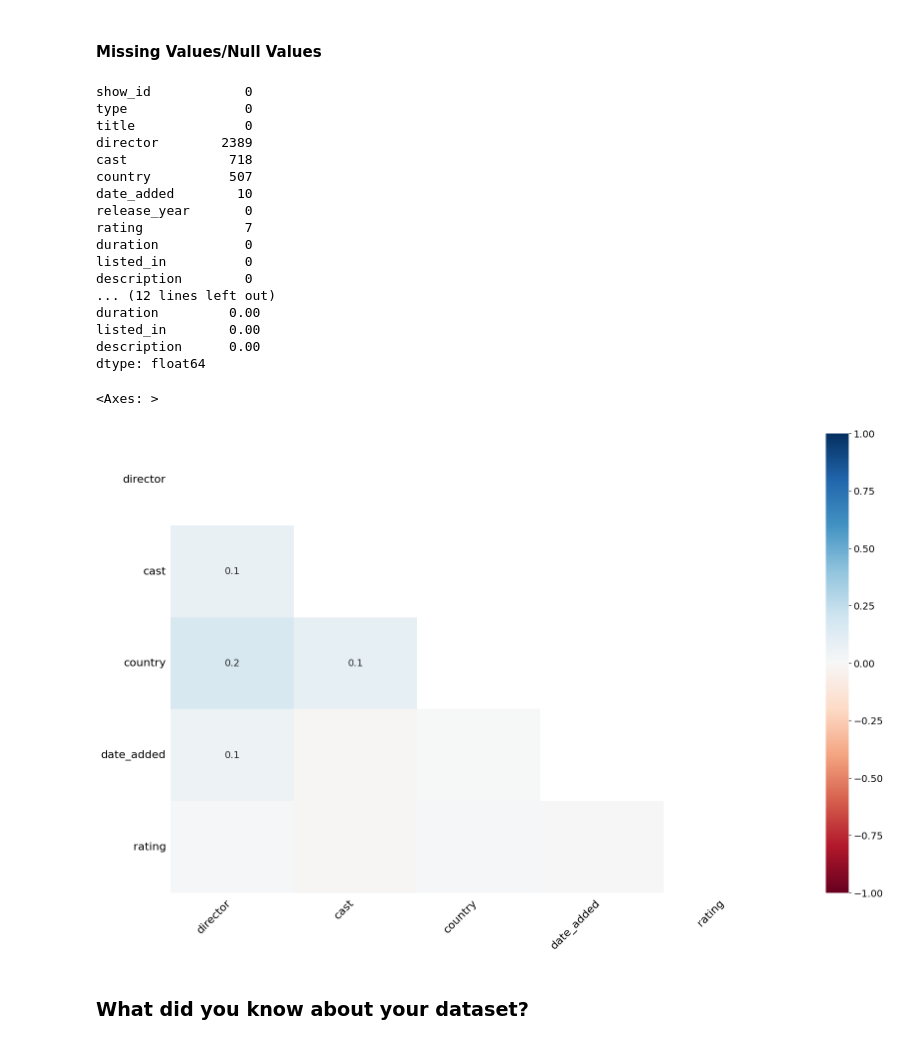
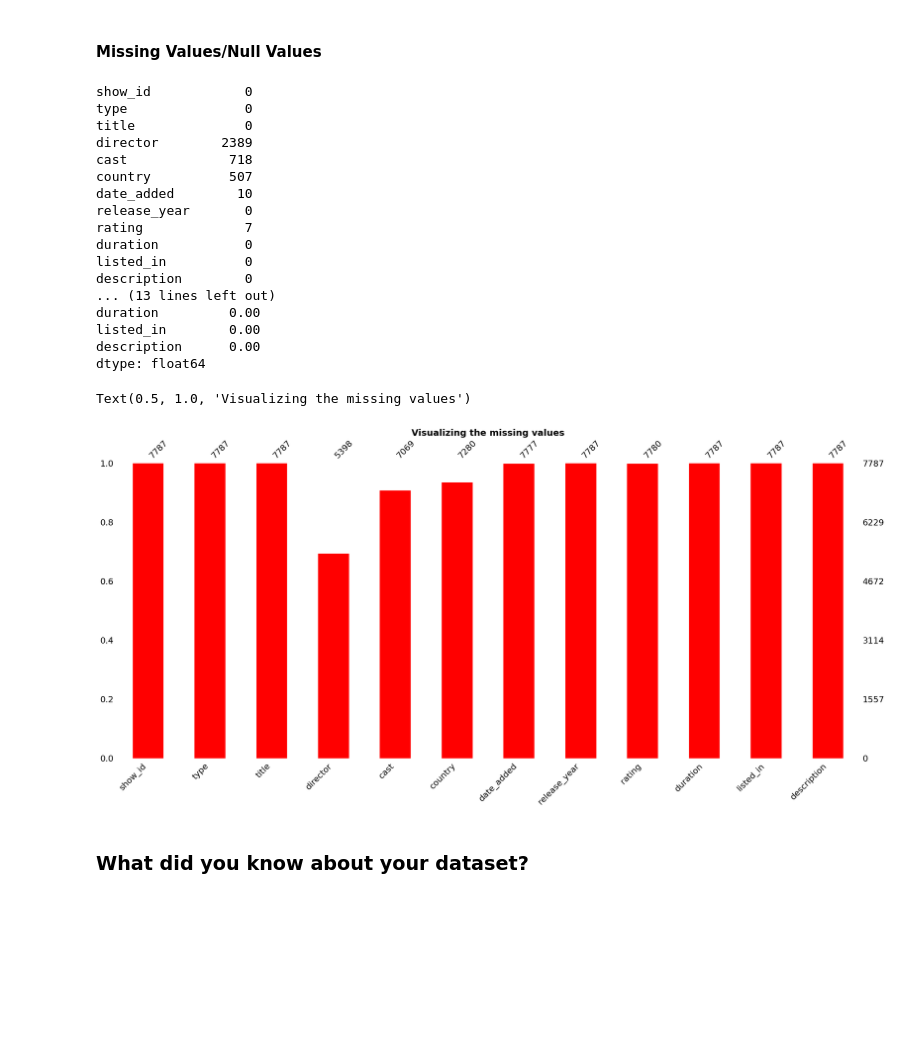
Before and after one commit to azizdafi/Netflix-Movies-and-TV-Shows-Clustering, a Jupyter notebook: Netflix_Movies_and_TV_Shows_Clustering_Sayed_Aziz.ipynb, the cells around one changed output. Drawn from its saved outputs; the diff is of its cells as text; code cells hidden in the pictures; blank space fills up the shorter version.

```diff
--- a/Netflix_Movies_and_TV_Shows_Clustering_Sayed_Aziz.ipynb
+++ b/Netflix_Movies_and_TV_Shows_Clustering_Sayed_Aziz.ipynb
@@ -112,6 +112,7 @@ from scipy.stats import ttest_ind
 from sklearn.feature_extraction.text import CountVectorizer
 from sklearn.feature_extraction.text import TfidfVectorizer
 from sklearn.decomposition import PCA
+from statsmodels.stats.proportion import proportions_ztest
 
 # library used for Clusters impelementation
 from sklearn.cluster import KMeans
@@ -128,5 +129,7 @@ warnings.filterwarnings('ignore')
 %matplotlib inline
 #setting font size throughout the notebook
 plt.rcParams.update({'font.size': 14})
+# plt.rcParams['font.weight'] = 'bold'
+plt.rcParams['axes.titleweight'] = 'bold'
 # %% [output]
 [nltk_data] Downloading package stopwords to /root/nltk_data...
@@ -216,8 +219,9 @@ number of duplicated rows are 0
 # Missing Values/Null Values Count
 missing_values = df.isna().sum()
 print(missing_values)
-print('--'*30)
+print('-'*30)
 print('Missing values in percentage')
+print('-'*30)
 missing_percentages = (df.isna().mean() * 100).round(2)
 print(missing_percentages)
 # %% [output]
@@ -233,17 +237,20 @@ rating             7
 duration           0
 listed_in          0
 description        0
-... (12 lines left out)
+... (13 lines left out)
 duration         0.00
 listed_in        0.00
 description      0.00
 dtype: float64
 # %%
 # Visualizing the missing values
-msno.heatmap(df)
+my_palette = sns.color_palette('Reds', 1)
+msno.bar(df,color = 'Red')
+# msno.heatmap(df, cmap=my_palette)
+plt.title('Visualizing the missing values')
 # %% [output]
-<Axes: >
+Text(0.5, 1.0, 'Visualizing the missing values')
-[figure, old version]
+[figure, new version]
 # %% [markdown]
 ### What did you know about your dataset?
 # %% [markdown]
```
Also changed, not shown: parts of 66 cells of this notebook.
